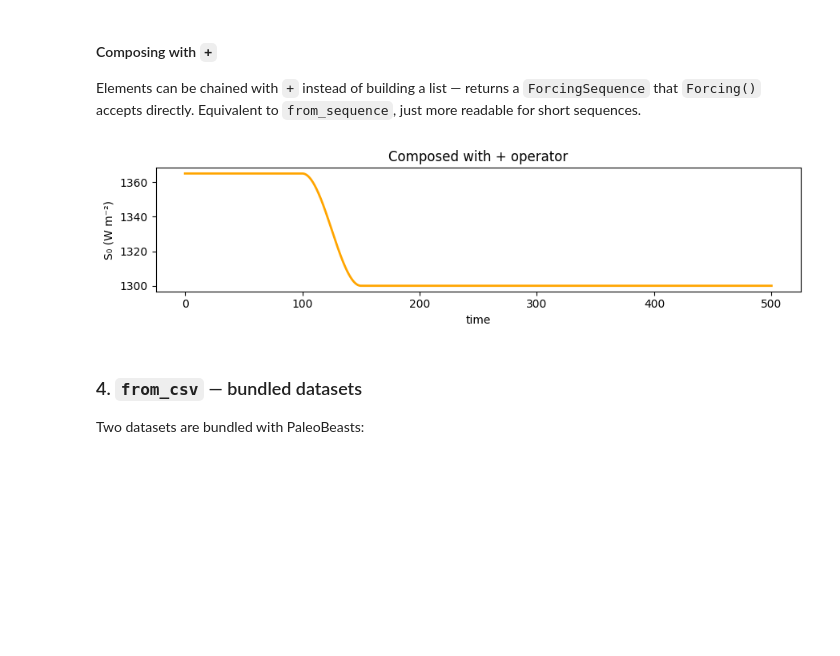
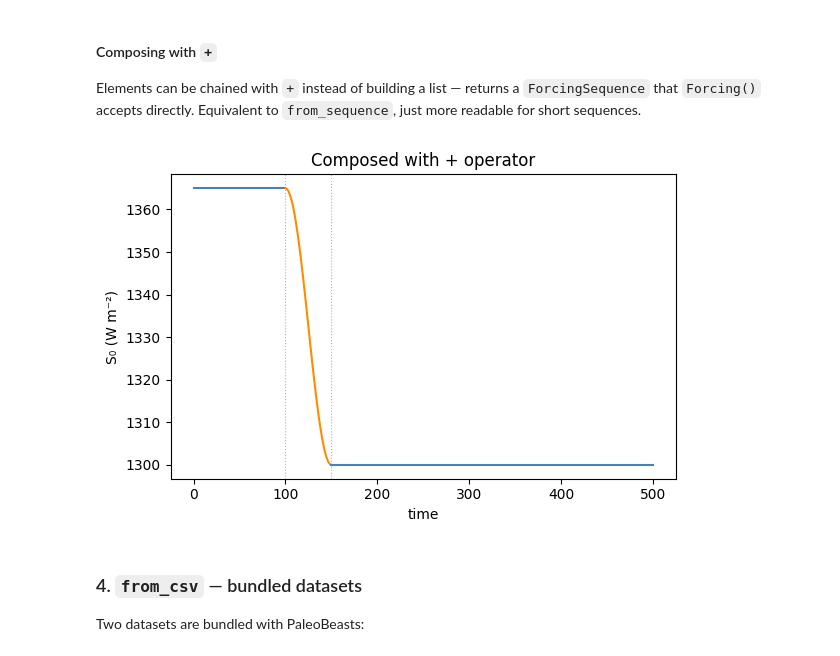
Before and after one commit to LinkedEarth/ClimateCritters, a Jupyter notebook: notebooks/base_classes/forcing.ipynb, the cells around one changed output. Saved outputs shown, nothing was run; the diff lists cells and outputs as text; code cells hidden in the pictures; blank space fills up the shorter version.

```diff
--- a/notebooks/base_classes/forcing.ipynb
+++ b/notebooks/base_classes/forcing.ipynb
@@ -162,21 +139,18 @@ Elements can be chained with `+` instead of building a list — returns a `Forci
 that `Forcing()` accepts directly. Equivalent to `from_sequence`, just more readable
 for short sequences.
 # %%
-f_composed = cc.core.Forcing(
-    cc.core.Hold(duration=100, value=1365.0)
-    + cc.core.Ramp(duration=50,  y0=1365.0, yf=1300.0, shape="cosine")
-    + cc.core.Hold(duration=350, value=1300.0)
+f_seq = (
+    cc.forcing.Hold(duration=100, value=1365.0)
+    + cc.forcing.Ramp(duration=50,  y0=1365.0, yf=1300.0, shape="cosine")
+    + cc.forcing.Hold(duration=350, value=1300.0)
 )
 
-# Plot to confirm it evaluates correctly
-t_c = np.linspace(0, 500, 1000)
-fig, ax = plt.subplots(figsize=(9, 2.5))
-ax.plot(t_c, [f_composed.get_forcing(t) for t in t_c], color="orange", lw=2)
+fig, ax = f_seq.plot()
 ax.set_xlabel("time"); ax.set_ylabel("S₀ (W m⁻²)")
 ax.set_title("Composed with + operator")
 plt.tight_layout(); plt.show()
 # %% [output]
-[figure, old version]
+[figure, new version]
 # %% [markdown]
 ### 4. `from_csv` — bundled datasets
 
```
Also changed, not shown: parts of 14 cells of this notebook, 12 other files.
